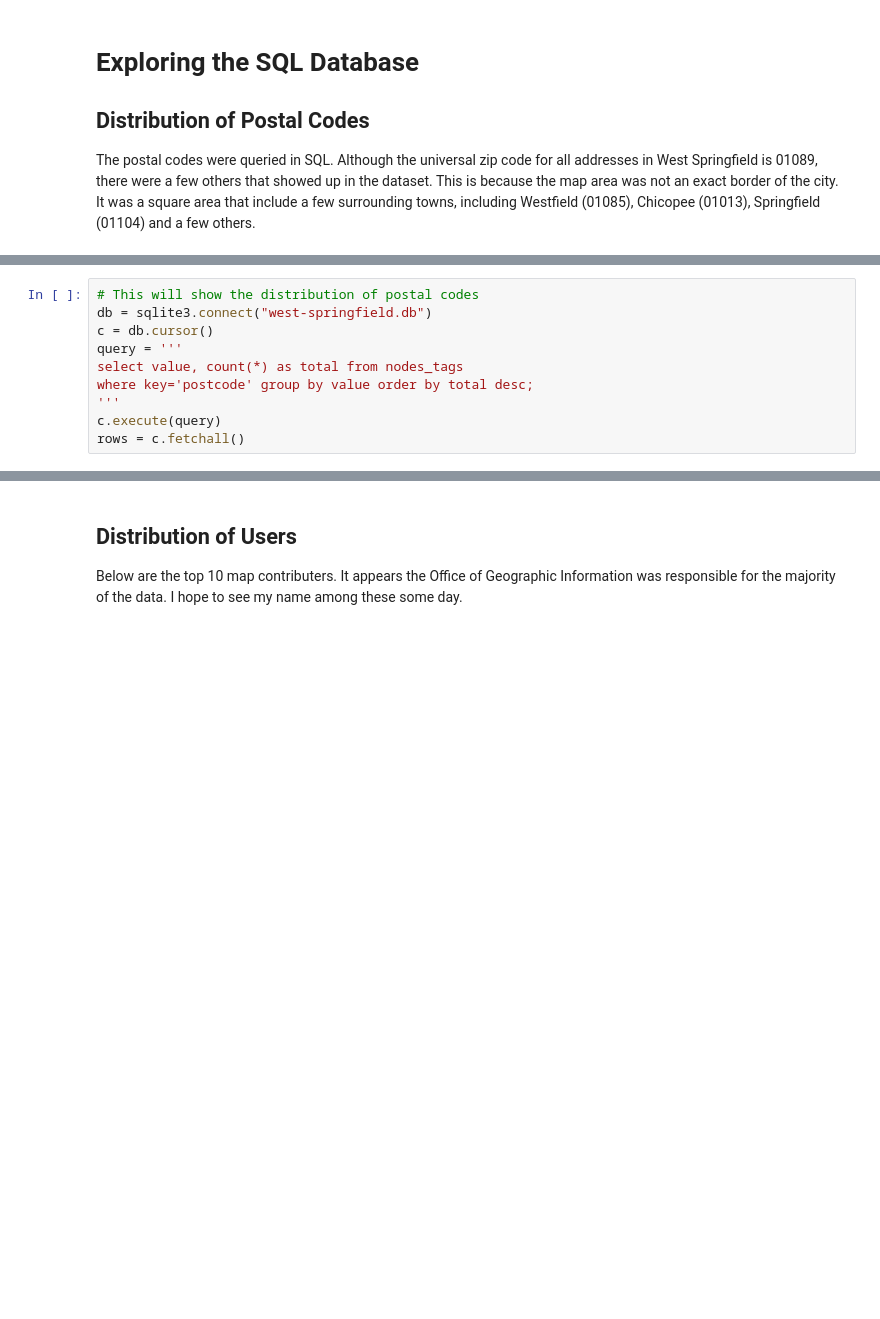
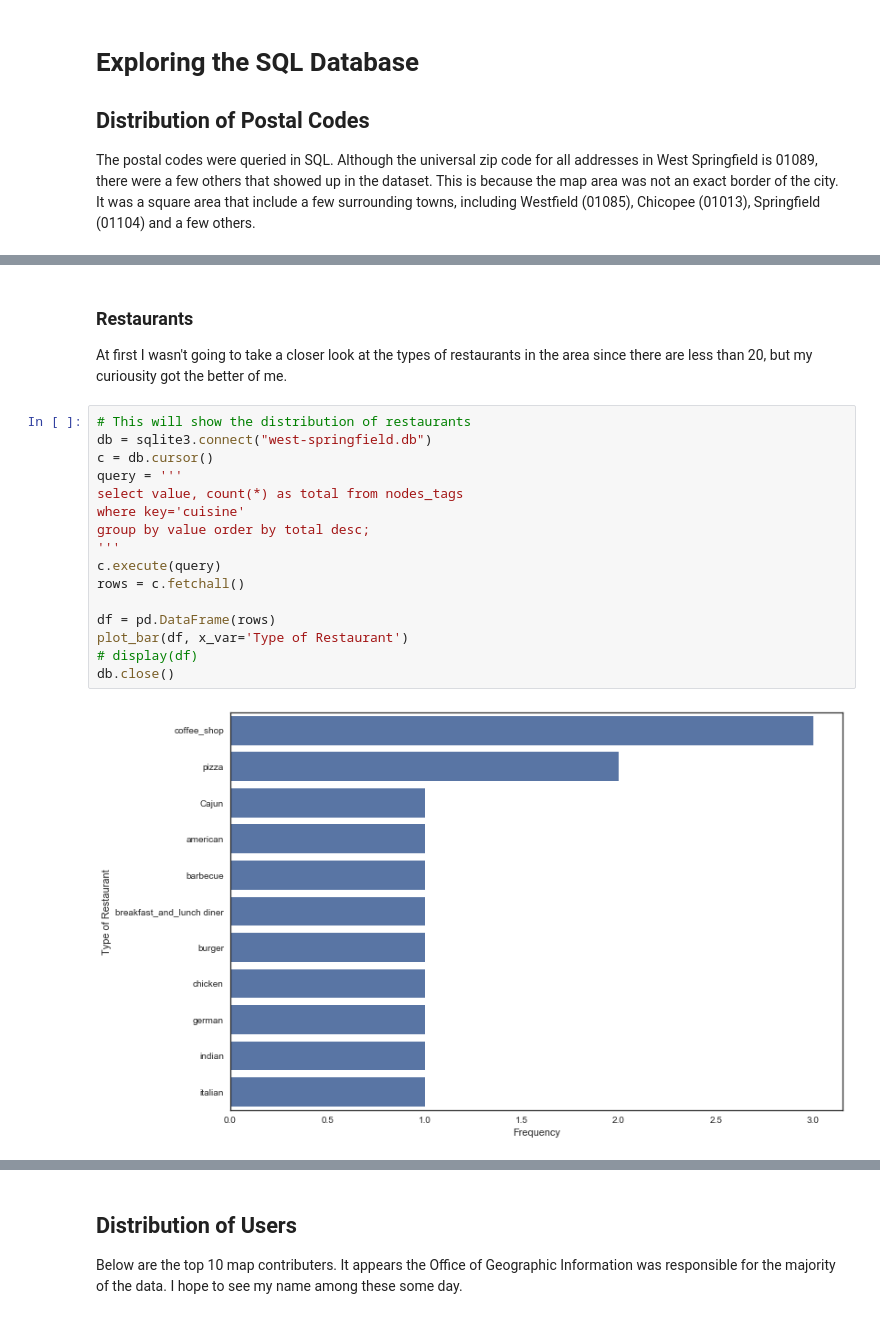
Before and after one commit to cfergusonlee/p3, a Jupyter notebook: index.ipynb, the cells around one changed output, grey strips where cells are left out. Saved outputs shown, nothing was run; the diff lists cells and outputs as text; blank space fills up the shorter version.

```diff
--- a/index.ipynb
+++ b/index.ipynb
@@ -346,10 +425,22 @@ The postal codes were queried in SQL.  Although the universal zip code for all a
+# %% [markdown]
+### Restaurants
+
+At first I wasn't going to take a closer look at the types of restaurants in the area since there are less than 20, but my curiousity got the better of me.
 # %%
-# This will show the distribution of postal codes
+# This will show the distribution of restaurants
 db = sqlite3.connect("west-springfield.db")
 c = db.cursor()
 query = '''
 select value, count(*) as total from nodes_tags
-where key='postcode' group by value order by total desc;
+where key='cuisine'
+group by value order by total desc;
 '''
 c.execute(query)
 rows = c.fetchall()
+
+df = pd.DataFrame(rows)
+plot_bar(df, x_var='Type of Restaurant')
+# display(df)
+db.close()
+# %% [output]
+[figure, added]
```
Also changed, not shown: parts of 21 cells of this notebook, 14 other files.
